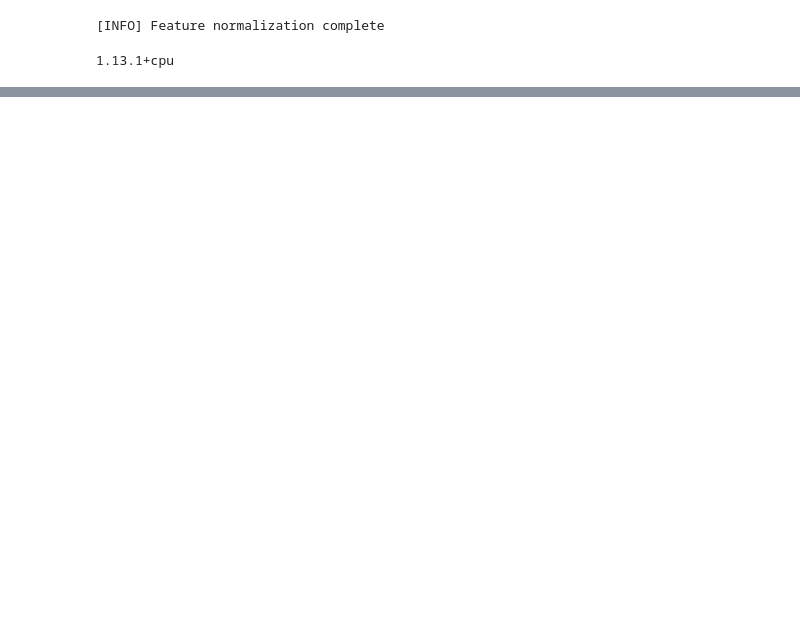
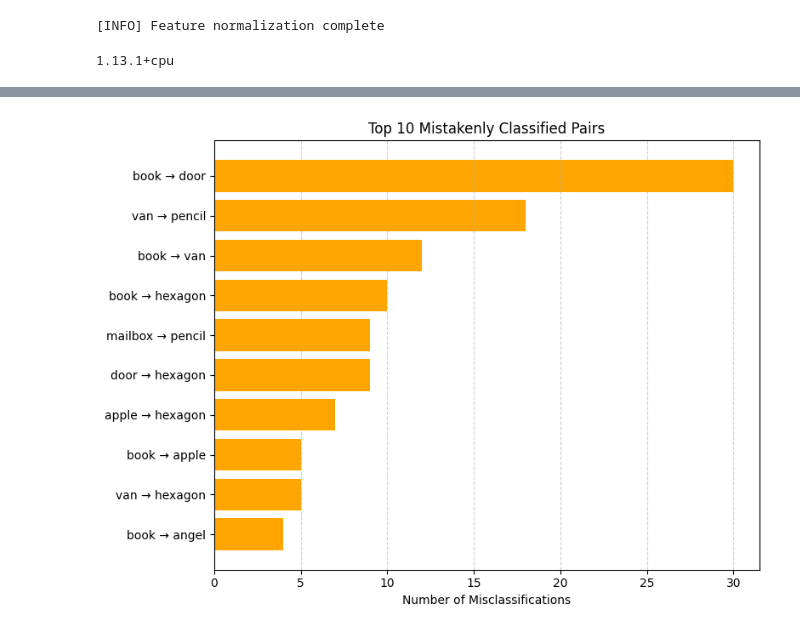
Before and after one commit to hellzip/computer-vision-project, a Jupyter notebook: main.ipynb, the cells around one changed output, grey strips where cells are left out. Drawn from its saved outputs; the diff is of its cells as text; code cells hidden in the pictures; blank space fills up the shorter version.

```diff
--- a/main.ipynb
+++ b/main.ipynb
@@ -772,3 +748,41 @@ weighted avg       0.81      0.80      0.80      4950
+# %%
+import numpy as np
+from collections import Counter
+
+true_names = [class_names[i] for i in y_test_true]
+pred_names = [class_names[i] for i in y_test_pred]
+
+errors = [
+    f"{t} → {p}"
+    for t, p in zip(true_names, pred_names)
+    if t != p
+]
+
+error_counts = Counter(errors)
+# %%
+top_errors = error_counts.most_common(10)
+
+pairs = [x[0] for x in top_errors]
+counts = [x[1] for x in top_errors]
+# %%
+import matplotlib.pyplot as plt
+
+plt.figure(figsize=(8, 6))
+
+plt.barh(
+    pairs[::-1],
+    counts[::-1],
+    color="orange"
+)
+
+plt.xlabel("Number of Misclassifications")
+plt.title("Top 10 Mistakenly Classified Pairs")
+plt.grid(axis="x", linestyle="--", alpha=0.6)
+
+plt.tight_layout()
+plt.show()
+# %% [output]
+[figure, added]
 # %%
 from sklearn.metrics import confusion_matrix
 import matplotlib.pyplot as plt
```
Also changed, not shown: parts of 21 cells of this notebook, 6 other files.
